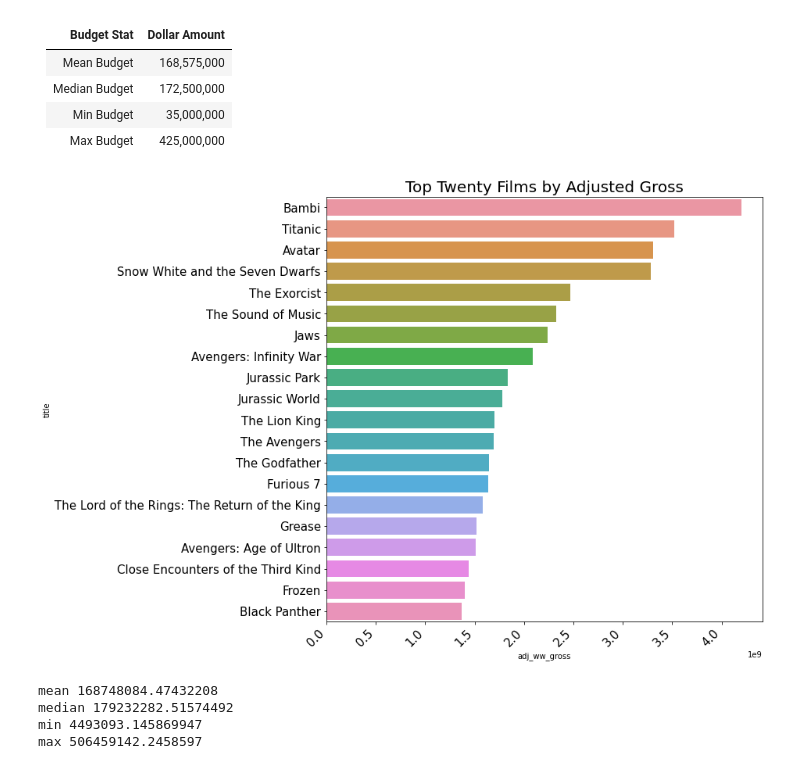
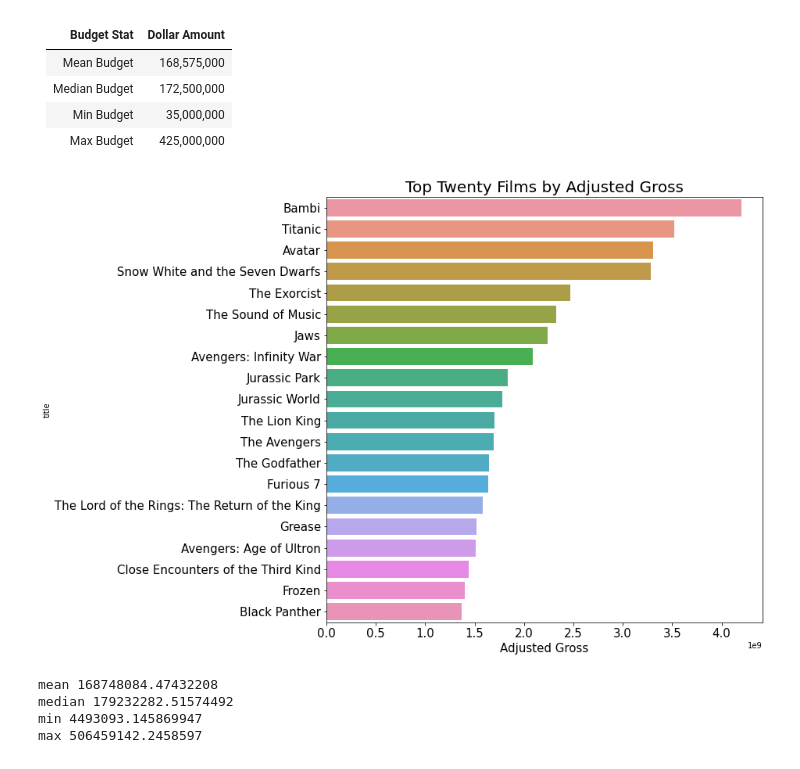
Before and after one commit to jeffreyhwatson/MS_Box_Office_Insights, a Jupyter notebook: main_workspace.ipynb, the cells around one changed output. Saved outputs shown, nothing was run; the diff lists cells and outputs as text; code cells hidden in the pictures.

```diff
--- a/main_workspace.ipynb
+++ b/main_workspace.ipynb
@@ -293,13 +294,13 @@ top20_adj_gross_films = unique_adj_titles.sort_values(by='adj_ww_gross', ascendi
 # %%
 # plotting top 20 films by adjusted gross
 fig, ax=plt.subplots(figsize=(10, 10))
 sns.barplot(x='adj_ww_gross', y='title', data= top20_adj_gross_films)
 ax.tick_params(labelsize=15)
-plt.xticks(rotation=45, ha='right')
+ax.set_xlabel("Adjusted Gross", fontsize=15)
 ax.set_title('Top Twenty Films by Adjusted Gross', size = 20)
 plt.show()
 # %% [output]
-[figure, old version]
+[figure, new version]
 # %%
 # top 100 by adjusted gross basic stats
 print(f'mean {top100_adj_gross_films.adj_prod_budg.mean()}')
```
Also changed, not shown: parts of 39 cells of this notebook, 1 other file.
